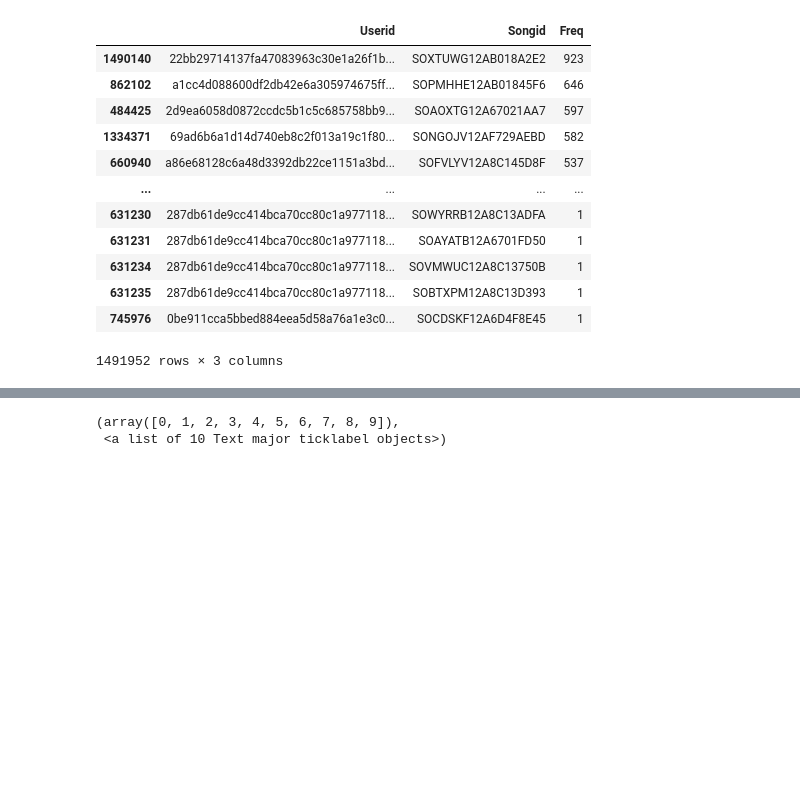
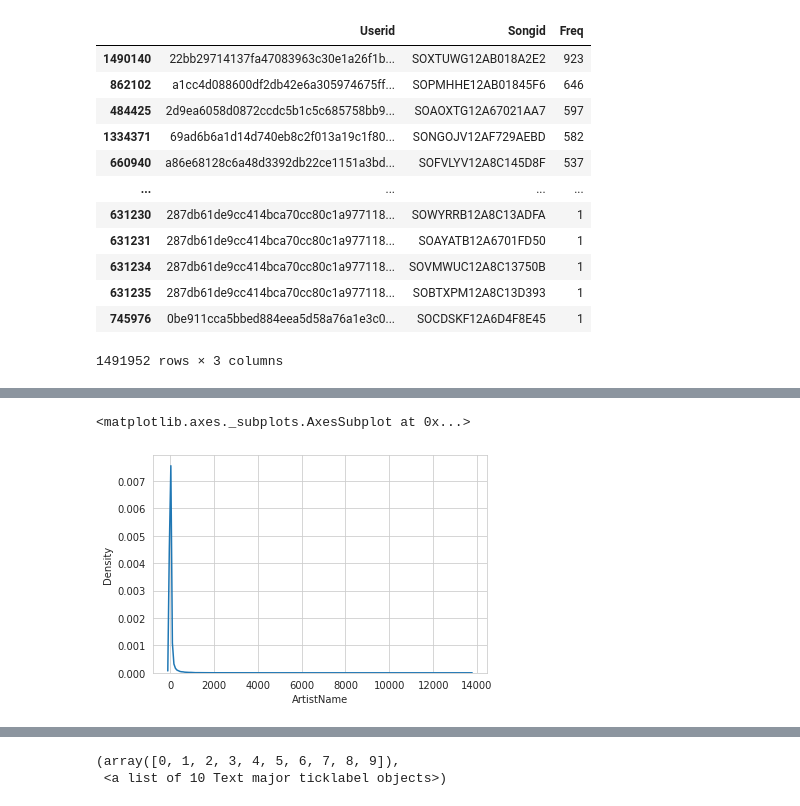
Before and after one commit to GousemujeebShaik/Case-Studies, a Jupyter notebook: RecomenderSystem.ipynb, the cells around one changed output, grey strips where cells are left out. Saved outputs shown, nothing was run; the diff lists cells and outputs as text; code cells hidden in the pictures; blank space fills up the shorter version.

```diff
--- a/RecomenderSystem.ipynb
+++ b/RecomenderSystem.ipynb
@@ -264,0 +341,7 @@ Let's find how many songs are released in each Release
+# %%
+popularity_artist=df_merge['ArtistName'].value_counts().sort_values()
+# %%
+sns.kdeplot(popularity_artist)
+# %% [output]
+<matplotlib.axes._subplots.AxesSubplot at 0x...>
+[figure, added]
```
Also changed, not shown: parts of 56 cells of this notebook.
